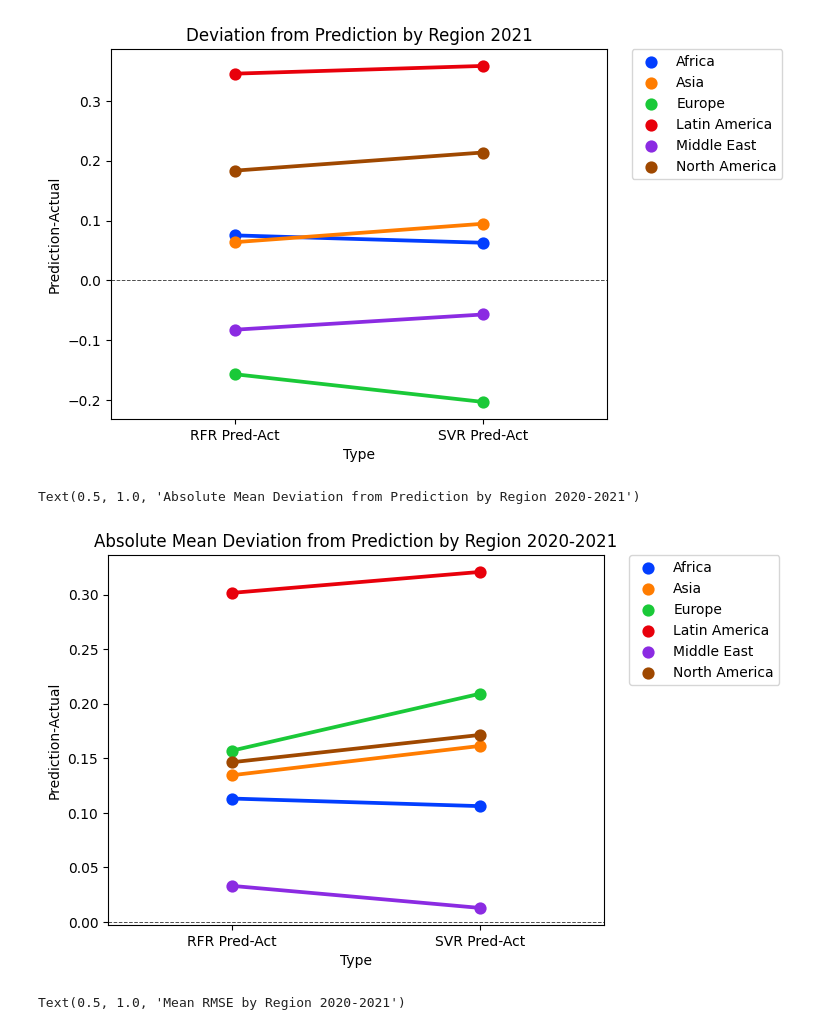
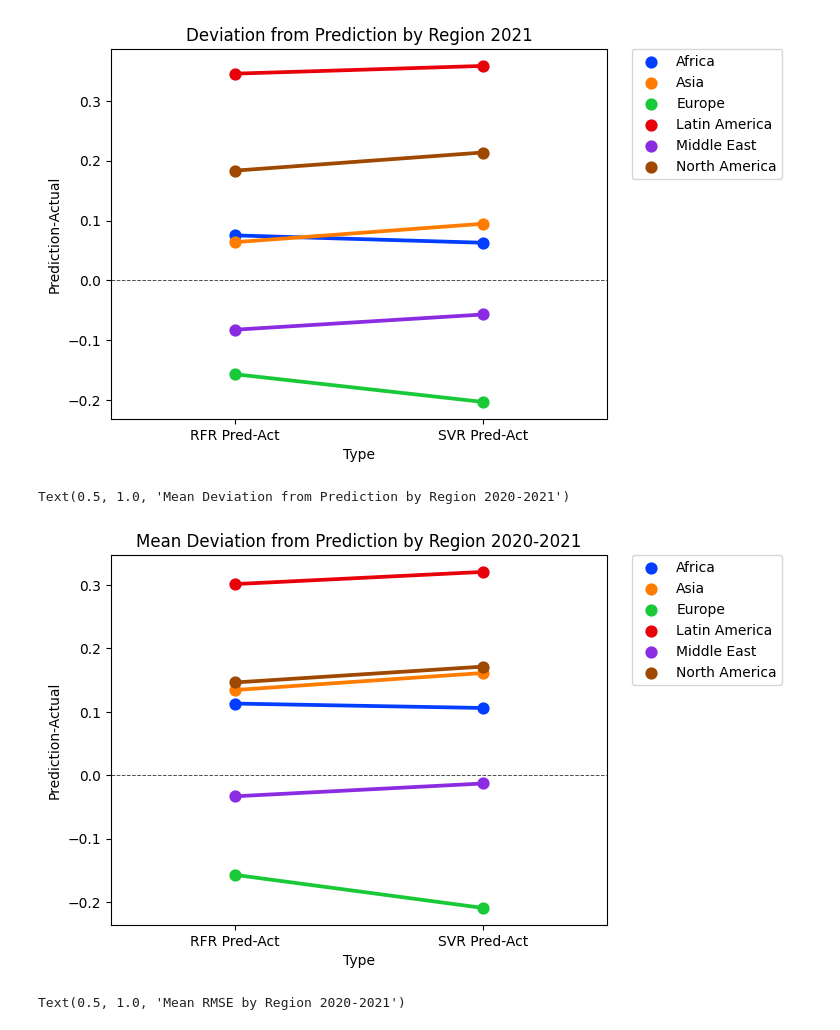
Before and after one commit to thirdcoffee/predicting-world-happiness, a Jupyter notebook: notebooks/predictor.ipynb, the cells around one changed output. Cells and saved outputs as stored; diff of their text form; code cells hidden in the pictures.

Commit message:
Corrected plots

```diff
--- a/notebooks/predictor.ipynb
+++ b/notebooks/predictor.ipynb
@@ -609,19 +609,19 @@ plt.set_title('Deviation from Prediction by Region 2021')
 Text(0.5, 1.0, 'Deviation from Prediction by Region 2021')
 [figure]
 # %%
-# Absolute Deviation from Prediction by Region
+# Average Deviation from Prediction by Region
 melted_pl_r_f_mean = melted_pl_r_f.drop(columns=['Year'])
 melted_pl_r_f_mean = melted_pl_r_f_mean.groupby(['Geographical Region', 'Type']).mean()
-melted_pl_r_f_mean = melted_pl_r_f_mean.abs()
+#melted_pl_r_f_mean = melted_pl_r_f_mean.abs()
 melted_pl_r_f_mean = melted_pl_r_f_mean.reset_index()
 
 plt = sns.pointplot(data=melted_pl_r_f_mean, x='Type', y='Prediction-Actual', hue='Geographical Region', errorbar=("pi", 100), join=True, palette='bright')
 plt.legend(bbox_to_anchor=(1.05, 1), loc=2, borderaxespad=0.)
 plt.axhline(0, linestyle='--', color='black', linewidth=0.7, alpha=0.7)
-plt.set_title('Absolute Mean Deviation from Prediction by Region 2020-2021')
+plt.set_title('Mean Deviation from Prediction by Region 2020-2021')
 # %% [output]
-Text(0.5, 1.0, 'Absolute Mean Deviation from Prediction by Region 2020-2021')
+Text(0.5, 1.0, 'Mean Deviation from Prediction by Region 2020-2021')
-[figure, old version]
+[figure, new version]
 # %%
 # Absolute Mean Squared Error by Region
 #melted_pl_r_r2_mse_2020 = melted_pl_r_r2_mse.loc[melted_pl_r_r2_mse['Year'] == 2020]
```
Also changed, not shown: parts of 2 cells of this notebook, 2 other files.
